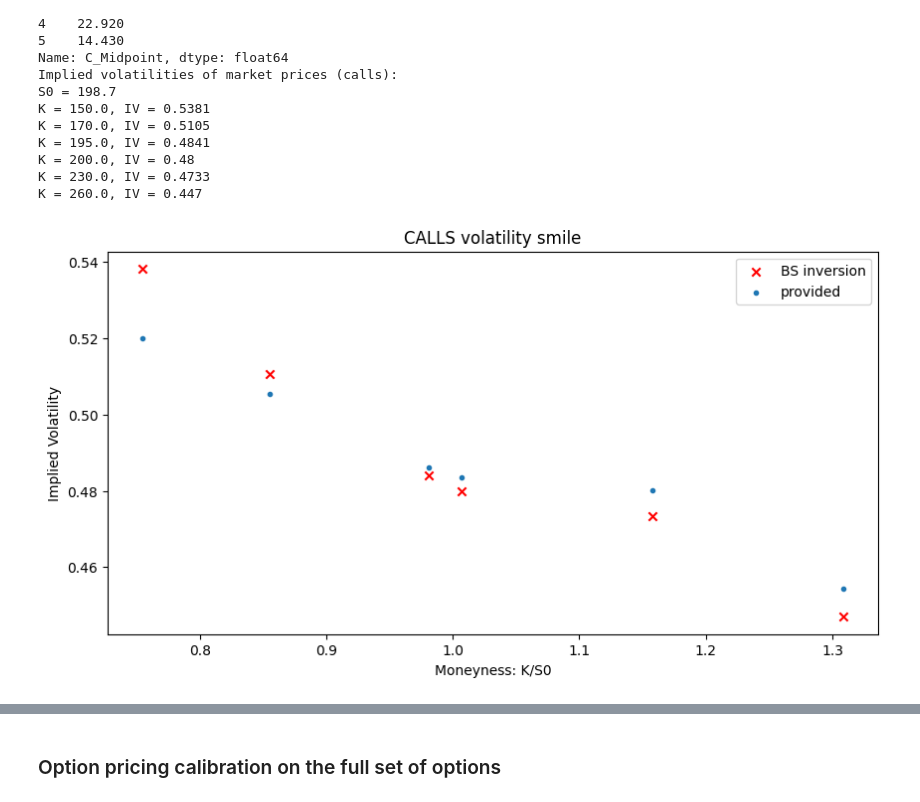
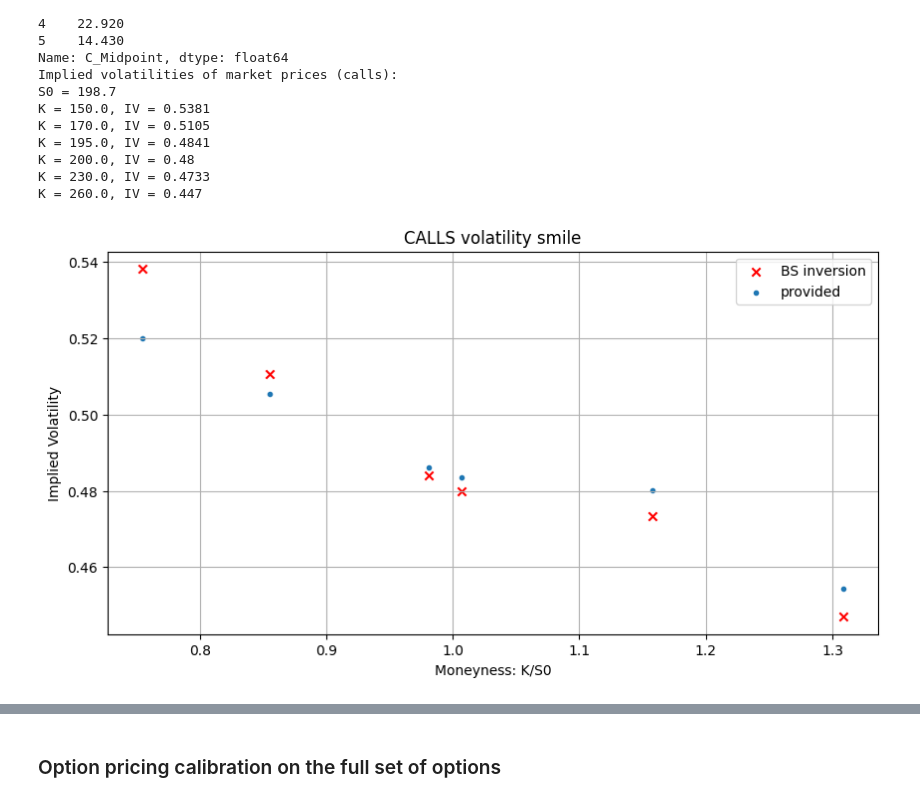
Before and after one commit to ornella-el/Margin-Loans-Pricing, a Jupyter notebook: calibration/TSLA/3_Mixed_Calibration_Calls+Otko.ipynb, the cells around one changed output, grey strips where cells are left out. Drawn from its saved outputs; the diff is of its cells as text; code cells hidden in the pictures.

```diff
--- a/calibration/TSLA/3_Mixed_Calibration_Calls+Otko.ipynb
+++ b/calibration/TSLA/3_Mixed_Calibration_Calls+Otko.ipynb
@@ -22,8 +23,8 @@ Let's read the dataframe of european call options. A mixed of options has been a
 # %%
-calls_spx = pd.read_csv('../../data/TSLA/OPT16_TSLA_CALLS_50_150.csv')
+calls_tsla = pd.read_csv('../../data/TSLA/OPT16_TSLA_CALLS_50_150.csv')
 moneyness = [0.75, 0.86, 0.98, 1.01, 1.16, 1.31]
-cond = calls_spx['MONEYNESS'].isin(moneyness)
-calls = calls_spx[cond].copy()
+cond = calls_tsla['MONEYNESS'].isin(moneyness)
+calls = calls_tsla[cond].copy()
 calls.reset_index(drop=True, inplace=True)
 print(calls)
 # %% [output]
@@ -63 +73,12 @@ Then, we create the objects of the classes that develop the desired models.
+# %%
+bs_param = calls_bs_params_tsla
+
+m_params_calls = calls_mert_params_tsla
+m_params_otko = otko_mert_params_tsla
+
+k_params_calls = calls_kou_params_tsla
+k_params_otko = otko_kou_params_tsla
+
+vg_params_calls = calls_vg_params_tsla
+vg_params_otko = otko_vg_params_tsla
 # %%
@@ -129,22 +145,22 @@ K = 260.0, IV = 0.447
 # %%
 # Plot market implied volatilities w.r.t. log moneyness
 x = (calls_strikes/S0)
 # IV_filtered = [iv for iv in IV_market_p if iv != -1]
 # x_filtered = [log_m for iv, log_m in zip(IV_market_p, x) if iv != -1]
 IV_filtered = [iv for iv in IV_market if iv != -1]
 x_filtered = [log_m for iv, log_m in zip(IV_market, x) if iv != -1]
 
 fig, ax1 = plt.subplots(figsize=(10,5))
 
 #CALLS
 ax1.scatter(x, IV_market, marker='x', label='BS inversion', color='red')
 ax1.scatter(x, calls['C_IV'], marker='.', label='provided')
 
 ax1.set_xlabel('Moneyness: K/S0'); ax1.set_ylabel('Implied Volatility'); ax1.set_title('CALLS volatility smile')
 
-ax1.legend(); plt.show()
+ax1.legend(); ax1.grid(); plt.show()
 # %% [output]
-[figure, old version]
+[figure, new version]
 # %%
 otko_tsla = pd.read_csv('../../data/TSLA/tsla_otko_1year.csv')
 
```
Also changed, not shown: parts of 27 cells of this notebook, 2 other files.
